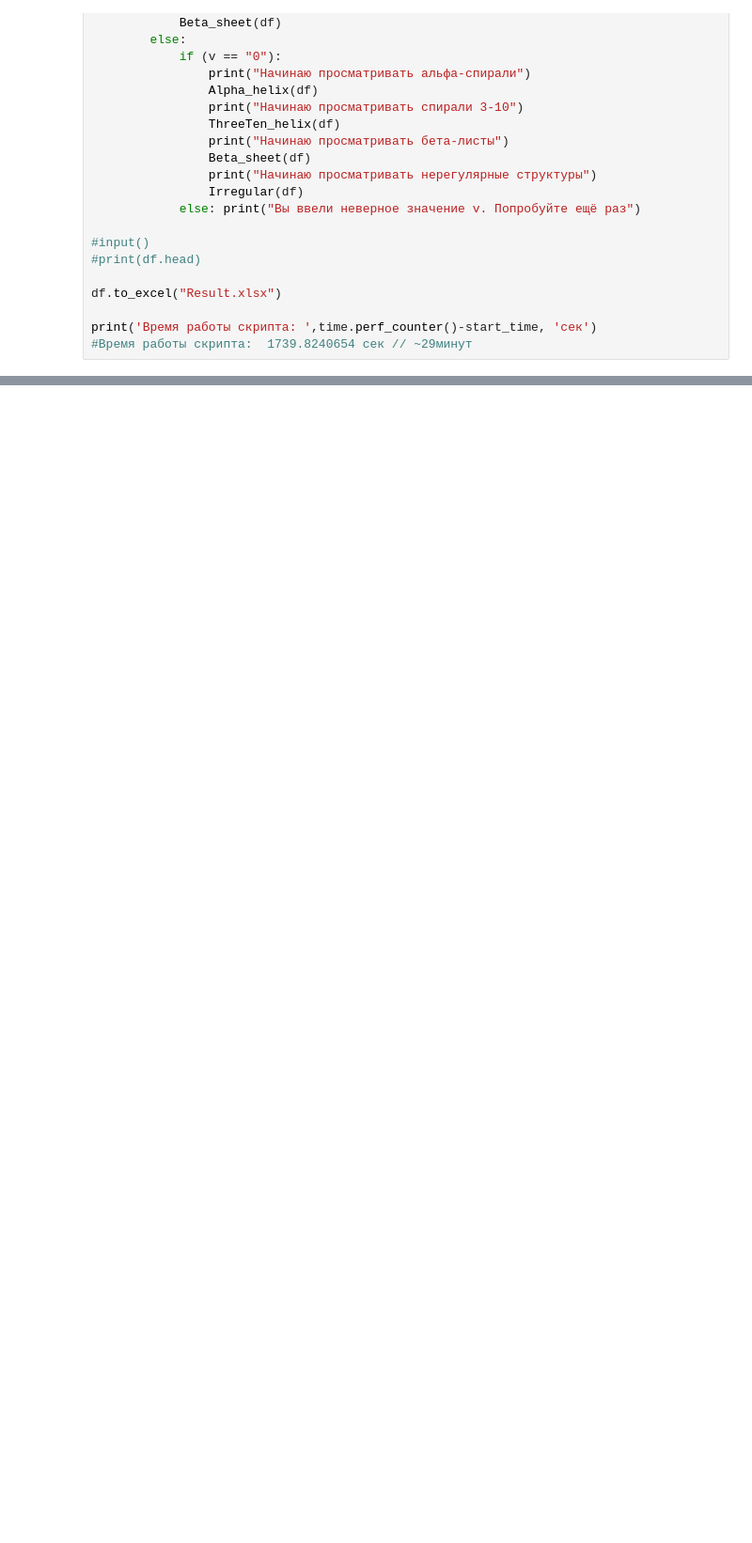
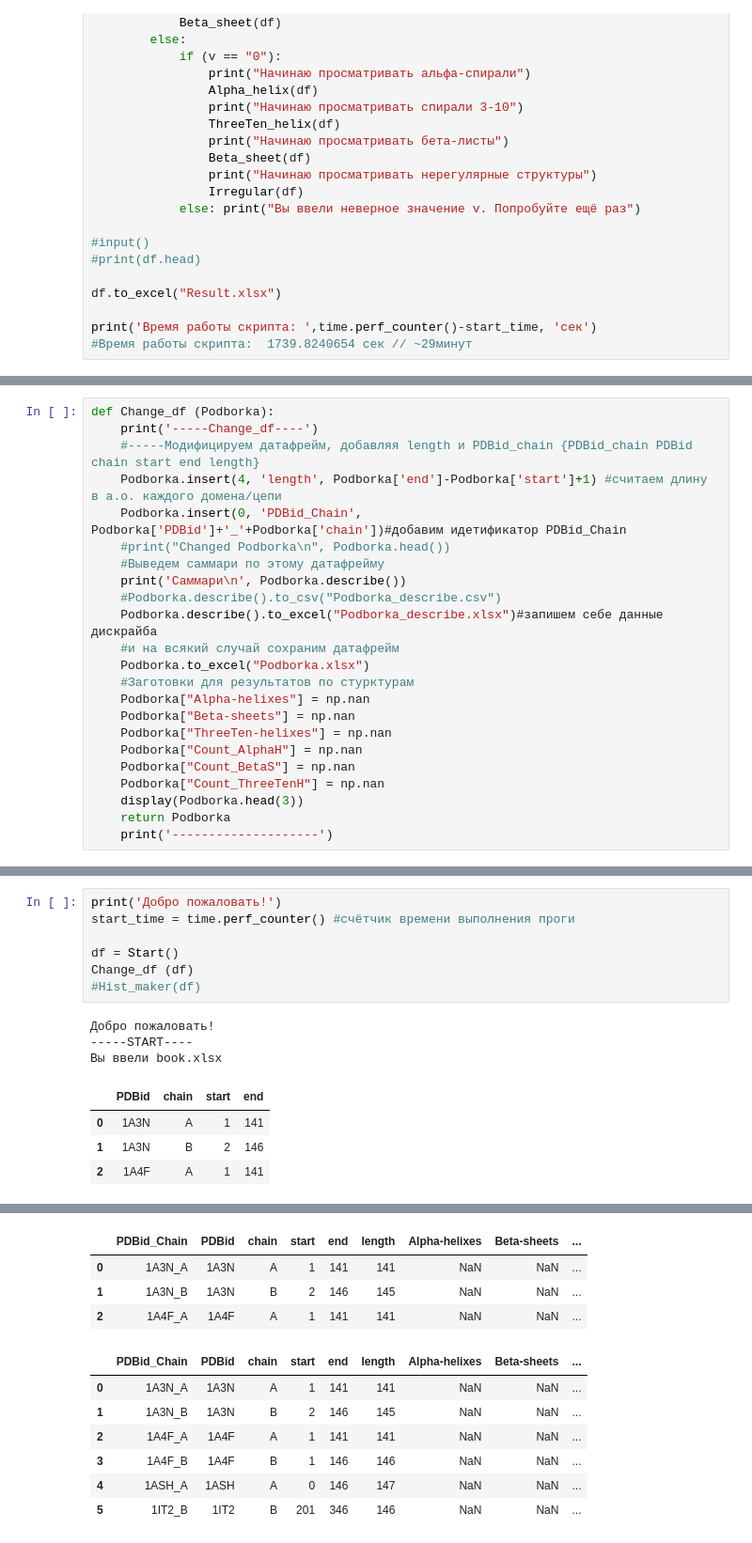
Before and after one commit to Olga-Bagrova/DistrProtStruc, a Jupyter notebook: Develop.ipynb, the cells around one changed output, grey strips where cells are left out. Shown: that part at 94% size. Drawn from its saved outputs; the diff is of its cells as text; blank space fills up the shorter version.

Commit message:
Start polish code: read_prot_set calculate_length functions were added

```diff
--- a/Develop.ipynb
+++ b/Develop.ipynb
@@ -477,0 +535,23 @@ print('Время работы скрипта: ',time.perf_counter()-start_time,
+# %%
+def Change_df (Podborka):
+    print('-----Change_df----')
+    #-----Модифицируем датафрейм, добавляя length и PDBid_chain {PDBid_chain PDBid chain start end length}
+    Podborka.insert(4, 'length', Podborka['end']-Podborka['start']+1) #считаем длину в а.о. каждого домена/цепи
+    Podborka.insert(0, 'PDBid_Chain', Podborka['PDBid']+'_'+Podborka['chain'])#добавим идетификатор PDBid_Chain
+    #print("Changed Podborka\n", Podborka.head())
+    #Выведем саммари по этому датафрейму
+    print('Саммари\n', Podborka.describe())
+    #Podborka.describe().to_csv("Podborka_describe.csv")
+    Podborka.describe().to_excel("Podborka_describe.xlsx")#запишем себе данные дискрайба
+    #и на всякий случай сохраним датафрейм
+    Podborka.to_excel("Podborka.xlsx")
+    #Заготовки для результатов по стурктурам
+    Podborka["Alpha-helixes"] = np.nan
+    Podborka["Beta-sheets"] = np.nan
+    Podborka["ThreeTen-helixes"] = np.nan
+    Podborka["Count_AlphaH"] = np.nan
+    Podborka["Count_BetaS"] = np.nan
+    Podborka["Count_ThreeTenH"] = np.nan
+    display(Podborka.head(3))
+    return Podborka
+    print('--------------------')
@@ -477,0 +931,15 @@ print('Время работы скрипта: ',time.perf_counter()-start_time,
+# %%
+print('Добро пожаловать!')
+start_time = time.perf_counter() #счётчик времени выполнения проги
+
+df = Start()
+Change_df (df)
+#Hist_maker(df)
+# %% [output]
+Добро пожаловать!
+-----START----
+Вы ввели book.xlsx
+|  | PDBid | chain | start | end |
+| 0 | 1A3N | A | 1 | 141 |
+| 1 | 1A3N | B | 2 | 146 |
+| 2 | 1A4F | A | 1 | 141 |
@@ -477,0 +958,11 @@ print('Время работы скрипта: ',time.perf_counter()-start_time,
+|  | PDBid_Chain | PDBid | chain | start | end | length | Alpha-helixes | Beta-sheets | ... |
+| 0 | 1A3N_A | 1A3N | A | 1 | 141 | 141 | NaN | NaN | ... |
+| 1 | 1A3N_B | 1A3N | B | 2 | 146 | 145 | NaN | NaN | ... |
+| 2 | 1A4F_A | 1A4F | A | 1 | 141 | 141 | NaN | NaN | ... |
+|  | PDBid_Chain | PDBid | chain | start | end | length | Alpha-helixes | Beta-sheets | ... |
+| 0 | 1A3N_A | 1A3N | A | 1 | 141 | 141 | NaN | NaN | ... |
+| 1 | 1A3N_B | 1A3N | B | 2 | 146 | 145 | NaN | NaN | ... |
+| 2 | 1A4F_A | 1A4F | A | 1 | 141 | 141 | NaN | NaN | ... |
+| 3 | 1A4F_B | 1A4F | B | 1 | 146 | 146 | NaN | NaN | ... |
+| 4 | 1ASH_A | 1ASH | A | 0 | 146 | 147 | NaN | NaN | ... |
+| 5 | 1IT2_B | 1IT2 | B | 201 | 346 | 146 | NaN | NaN | ... |
```
Also changed, not shown: parts of 37 cells of this notebook, 3 other files.
